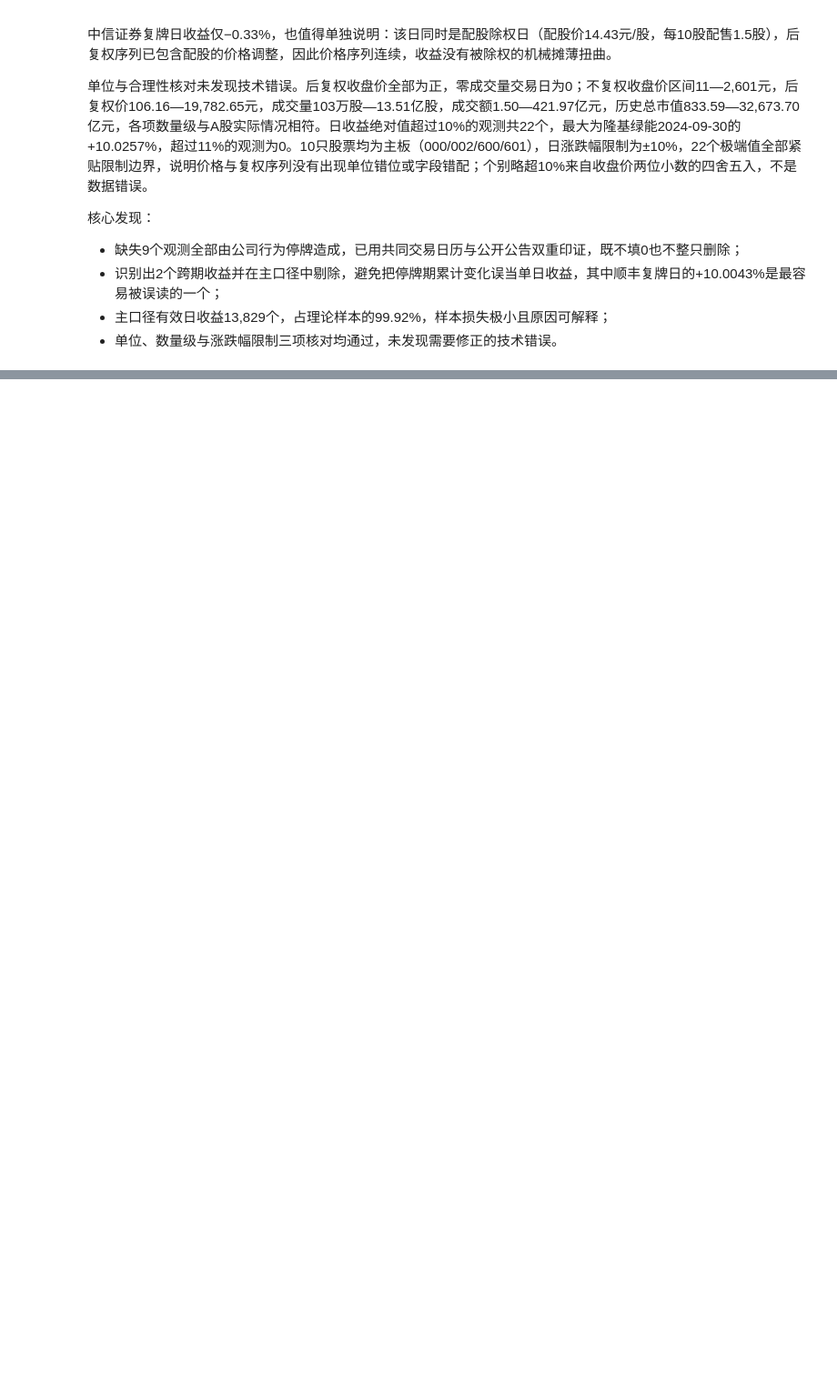
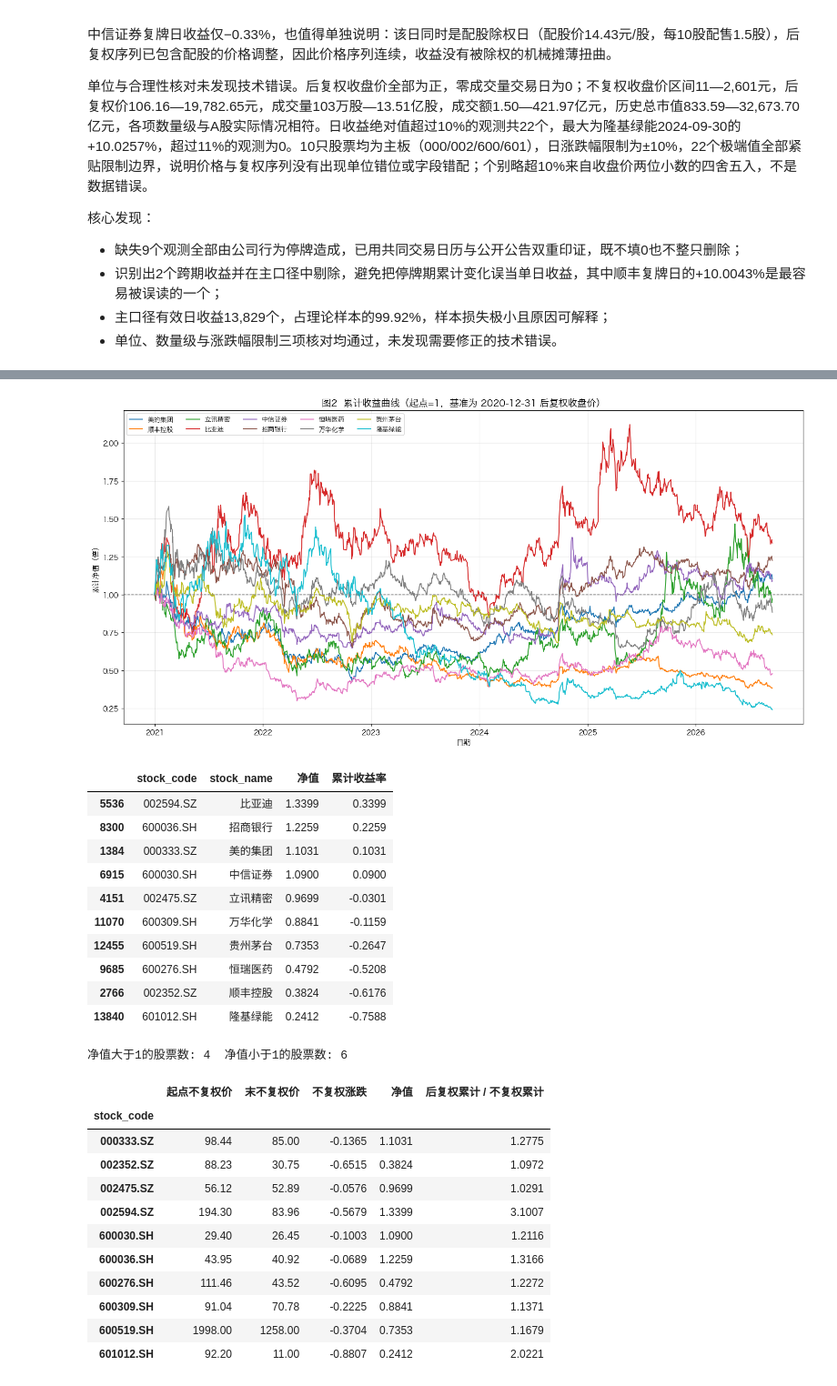
Before and after one commit to Jaremy112/fineco-homework, a Jupyter notebook: hw-02/hw_02-1.ipynb, the cells around one changed output, grey strips where cells are left out. Shown at 91% size. Cells and saved outputs as stored; diff of their text form; code cells hidden in the pictures; blank space fills up the shorter version.

```diff
--- a/hw-02/hw_02-1.ipynb
+++ b/hw-02/hw_02-1.ipynb
@@ -435,0 +499,58 @@ display(d.loc[d["cross_period"], ["stock_code", "stock_name", "date", "skipped_d
+# %%
+# 图2：起点为 1 的累计收益曲线（以 2020-12-31 后复权价为基准）
+base_price = d.loc[d["date"] == "2020-12-31"].set_index("stock_code")["close_hfq"]
+nav = d.copy()
+nav["净值"] = nav["close_hfq"] / nav["stock_code"].map(base_price)
+
+fig, ax = plt.subplots(figsize=(14, 7))
+for code in order:
+    sub = nav[nav["stock_code"] == code]
+    ax.plot(sub["date"], sub["净值"], label=f"{names[code]}", color=colors[code], linewidth=1.3)
+ax.axhline(1.0, color="gray", linestyle="--", linewidth=1)
+ax.set_title("图2  累计收益曲线（起点=1，基准为 2020-12-31 后复权收盘价）", fontsize=13)
+ax.set_xlabel("日期")
+ax.set_ylabel("累计净值（倍）")
+ax.legend(ncol=5, fontsize=9, loc="upper left")
+ax.grid(alpha=0.3)
+fig.tight_layout()
+plt.show()
+
+# 期末累计净值排序
+end_nav = nav.loc[nav["date"] == nav["date"].max(), ["stock_code", "stock_name", "净值"]]
+end_nav = end_nav.assign(累计收益率=lambda x: x["净值"] - 1).sort_values("净值", ascending=False)
+display(end_nav.assign(**{"净值": lambda x: x["净值"].round(4), "累计收益率": lambda x: x["累计收益率"].round(4)}))
+print("净值大于1的股票数:", int((end_nav["净值"] > 1).sum()),
+      " 净值小于1的股票数:", int((end_nav["净值"] < 1).sum()))
+
+# 不复权价涨跌与后复权净值的对比：说明为什么不能用不复权价判断收益
+compare = d.groupby("stock_code").agg(起点不复权价=("close_unadjusted", "first"), 末不复权价=("close_unadjusted", "last"))
+compare["不复权涨跌"] = compare["末不复权价"] / compare["起点不复权价"] - 1
+compare = compare.join(end_nav.set_index("stock_code")["净值"])
+compare["后复权累计 / 不复权累计"] = compare["净值"] / (1 + compare["不复权涨跌"])
+display(compare.reindex(order).round(4))
+# %% [output]
+[figure, added]
+|  | stock_code | stock_name | 净值 | 累计收益率 |
+| 5536 | 002594.SZ | 比亚迪 | 1.3399 | 0.3399 |
+| 8300 | 600036.SH | 招商银行 | 1.2259 | 0.2259 |
+| 1384 | 000333.SZ | 美的集团 | 1.1031 | 0.1031 |
+| 6915 | 600030.SH | 中信证券 | 1.0900 | 0.0900 |
+| 4151 | 002475.SZ | 立讯精密 | 0.9699 | -0.0301 |
+| 11070 | 600309.SH | 万华化学 | 0.8841 | -0.1159 |
+| 12455 | 600519.SH | 贵州茅台 | 0.7353 | -0.2647 |
+| 9685 | 600276.SH | 恒瑞医药 | 0.4792 | -0.5208 |
+| 2766 | 002352.SZ | 顺丰控股 | 0.3824 | -0.6176 |
+| 13840 | 601012.SH | 隆基绿能 | 0.2412 | -0.7588 |
+净值大于1的股票数: 4  净值小于1的股票数: 6
+|  | 起点不复权价 | 末不复权价 | 不复权涨跌 | 净值 | 后复权累计 / 不复权累计 |
+| stock_code |  |  |  |  |  |
+| 000333.SZ | 98.44 | 85.00 | -0.1365 | 1.1031 | 1.2775 |
+| 002352.SZ | 88.23 | 30.75 | -0.6515 | 0.3824 | 1.0972 |
+| 002475.SZ | 56.12 | 52.89 | -0.0576 | 0.9699 | 1.0291 |
+| 002594.SZ | 194.30 | 83.96 | -0.5679 | 1.3399 | 3.1007 |
+| 600030.SH | 29.40 | 26.45 | -0.1003 | 1.0900 | 1.2116 |
+| 600036.SH | 43.95 | 40.92 | -0.0689 | 1.2259 | 1.3166 |
+| 600276.SH | 111.46 | 43.52 | -0.6095 | 0.4792 | 1.2272 |
+| 600309.SH | 91.04 | 70.78 | -0.2225 | 0.8841 | 1.1371 |
+| 600519.SH | 1998.00 | 1258.00 | -0.3704 | 0.7353 | 1.1679 |
+| 601012.SH | 92.20 | 11.00 | -0.8807 | 0.2412 | 2.0221 |
```
Also changed, not shown: parts of 9 cells of this notebook, 3 other files.
